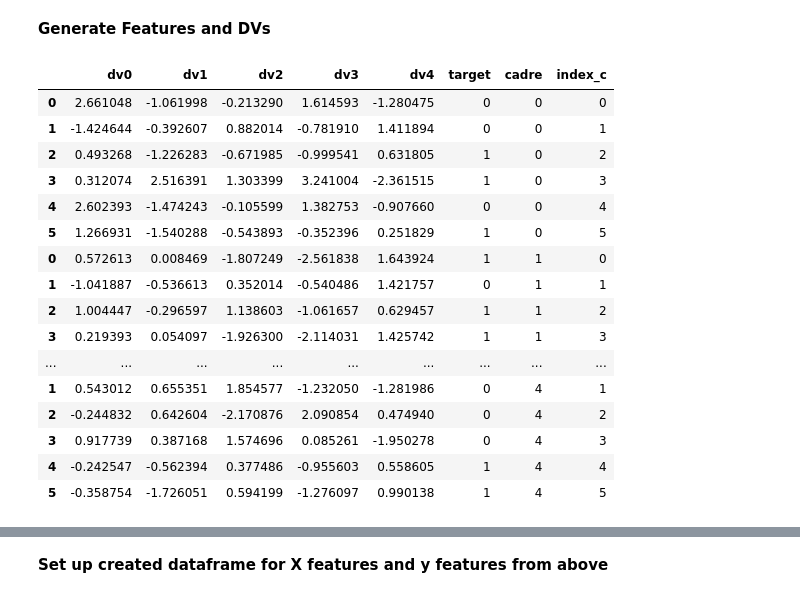
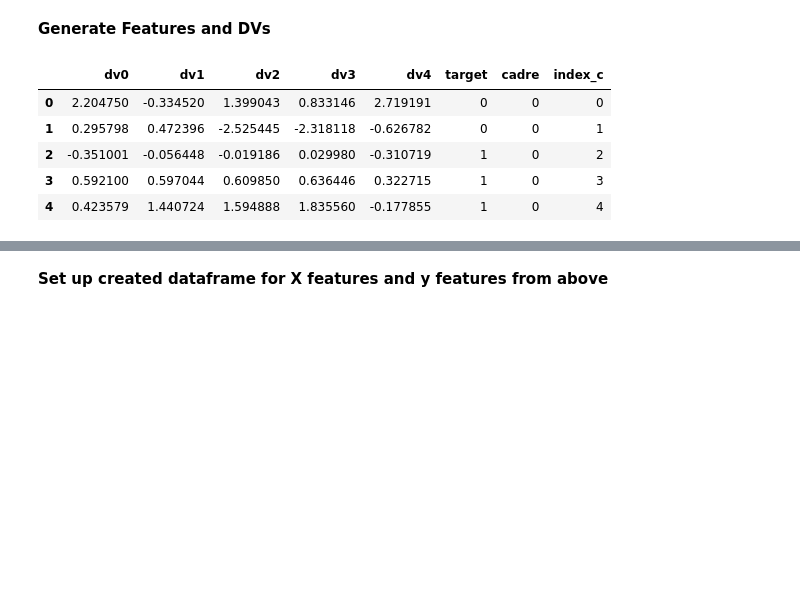
Before and after one commit to HealthINCITE/supervised-cadres, a Jupyter notebook: notebooks/Sim_Test.ipynb, the cells around one changed output, grey strips where cells are left out. Cells and saved outputs as stored; diff of their text form; code cells hidden in the pictures; blank space fills up the shorter version.

```diff
--- a/notebooks/Sim_Test.ipynb
+++ b/notebooks/Sim_Test.ipynb
@@ -51,25 +40,14 @@ df_cadre
 # %% [markdown]
 **Generate Features and DVs**
 # %%
-df_variables = DGenerator.generate_variables(cadres = 5, samples = 6, features = 5, classes= 2, informative = 3, seed = 10)
-df_variables
+df_variables = DGenerator.generate_variables(cadres = 5, samples = 100, features = 5, classes= 2, informative = 3, seed = 10)
+df_variables.head()
 # %% [output]
 |  | dv0 | dv1 | dv2 | dv3 | dv4 | target | cadre | index_c |
-| 0 | 2.661048 | -1.061998 | -0.213290 | 1.614593 | -1.280475 | 0 | 0 | 0 |
-| 1 | -1.424644 | -0.392607 | 0.882014 | -0.781910 | 1.411894 | 0 | 0 | 1 |
-| 2 | 0.493268 | -1.226283 | -0.671985 | -0.999541 | 0.631805 | 1 | 0 | 2 |
-| 3 | 0.312074 | 2.516391 | 1.303399 | 3.241004 | -2.361515 | 1 | 0 | 3 |
-| 4 | 2.602393 | -1.474243 | -0.105599 | 1.382753 | -0.907660 | 0 | 0 | 4 |
-| 5 | 1.266931 | -1.540288 | -0.543893 | -0.352396 | 0.251829 | 1 | 0 | 5 |
-| 0 | 0.572613 | 0.008469 | -1.807249 | -2.561838 | 1.643924 | 1 | 1 | 0 |
-| 1 | -1.041887 | -0.536613 | 0.352014 | -0.540486 | 1.421757 | 0 | 1 | 1 |
-| 2 | 1.004447 | -0.296597 | 1.138603 | -1.061657 | 0.629457 | 1 | 1 | 2 |
-| 3 | 0.219393 | 0.054097 | -1.926300 | -2.114031 | 1.425742 | 1 | 1 | 3 |
-| ... | ... | ... | ... | ... | ... | ... | ... | ... |
-| 1 | 0.543012 | 0.655351 | 1.854577 | -1.232050 | -1.281986 | 0 | 4 | 1 |
-| 2 | -0.244832 | 0.642604 | -2.170876 | 2.090854 | 0.474940 | 0 | 4 | 2 |
-| 3 | 0.917739 | 0.387168 | 1.574696 | 0.085261 | -1.950278 | 0 | 4 | 3 |
-| 4 | -0.242547 | -0.562394 | 0.377486 | -0.955603 | 0.558605 | 1 | 4 | 4 |
-| 5 | -0.358754 | -1.726051 | 0.594199 | -1.276097 | 0.990138 | 1 | 4 | 5 |
+| 0 | 2.204750 | -0.334520 | 1.399043 | 0.833146 | 2.719191 | 0 | 0 | 0 |
+| 1 | 0.295798 | 0.472396 | -2.525445 | -2.318118 | -0.626782 | 0 | 0 | 1 |
+| 2 | -0.351001 | -0.056448 | -0.019186 | 0.029980 | -0.310719 | 1 | 0 | 2 |
+| 3 | 0.592100 | 0.597044 | 0.609850 | 0.636446 | 0.322715 | 1 | 0 | 3 |
+| 4 | 0.423579 | 1.440724 | 1.594888 | 1.835560 | -0.177855 | 1 | 0 | 4 |
 # %%
 z = pd.merge(df_cadre, df_variables)
```
Also changed, not shown: parts of 15 cells of this notebook.
